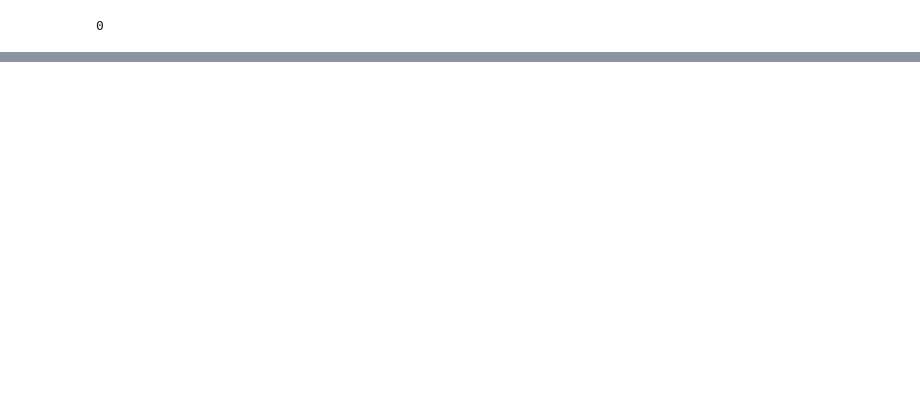
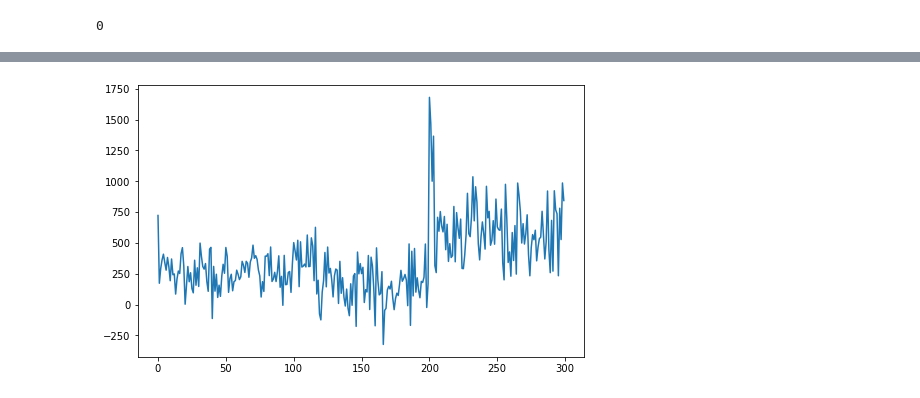
Before and after one commit to VladMarianCimpeanu/OLA_project, a Jupyter notebook: step6.ipynb, the cells around one changed output, grey strips where cells are left out. Drawn from its saved outputs; the diff is of its cells as text; code cells hidden in the pictures; blank space fills up the shorter version.

```diff
--- a/step6.ipynb
+++ b/step6.ipynb
@@ -203,0 +228,9 @@ plt.show()
+# %%
+plt.figure(figsize=(8,5))
+regret = rews_c - rewards_iterations
+mean_regret = np.mean(regret, axis=0)
+
+plt.plot(range(len(mean_regret)), mean_regret)
+plt.show()
+# %% [output]
+[figure, added]
```
Also changed, not shown: parts of 12 cells of this notebook, 5 other files.
